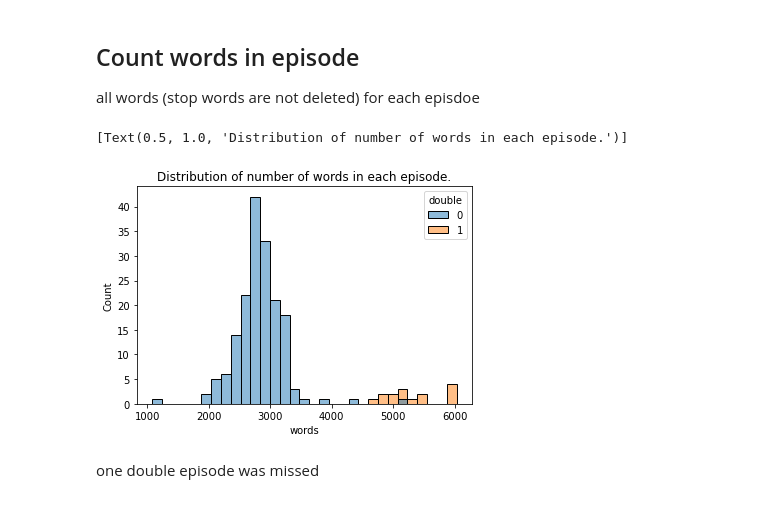
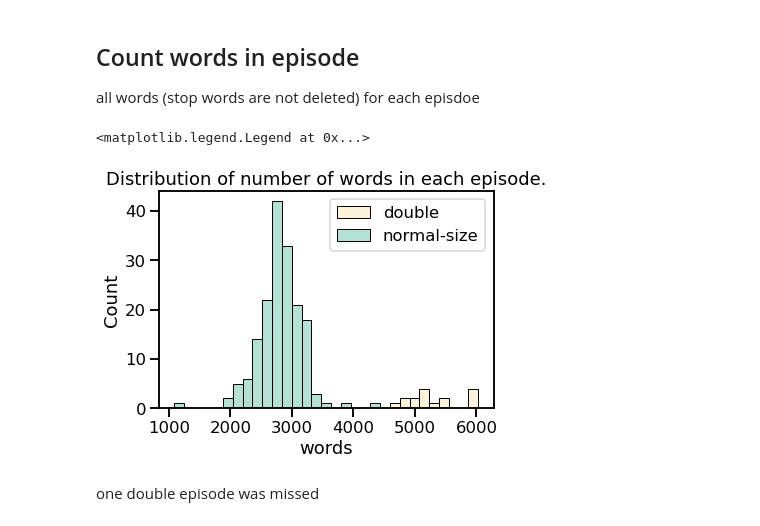
Before and after one commit to andronikova/the_office_data_analysis, a Jupyter notebook: FV.ipynb, the cells around one changed output. Saved outputs shown, nothing was run; the diff lists cells and outputs as text; code cells hidden in the pictures.

Commit message:
figure styling

```diff
--- a/FV.ipynb
+++ b/FV.ipynb
@@ -33,6 +33,8 @@ import math
 plt.tight_layout()
 # %% [output]
 <Figure size 432x288 with 0 Axes>
+# %%
+sns.set_context('talk',font_scale=1)  # paper, notebook, talk, poster
 # %%
 # pd.set_option('display.max_rows', None)
 # %% [markdown]
@@ -660,10 +662,11 @@ for season in range(1,10):
 
         df.loc[(df.season==season) & (df.episode==episode),'words'] = len(text)
 # %%
-sns.histplot(data=df, x='words', hue='double').set(title='Distribution of number of words in each episode.')
+sns.histplot(data=df, x='words', hue='double',palette=['#68c4af','#f7e7b4']).set(title='Distribution of number of words in each episode.')
+plt.legend(['double','normal-size'])
 # %% [output]
-[Text(0.5, 1.0, 'Distribution of number of words in each episode.')]
+<matplotlib.legend.Legend at 0x...>
-[figure, old version]
+[figure, new version]
 # %% [markdown]
 one double episode was missed
 # %%
```
Also changed, not shown: parts of 55 cells of this notebook, 1 other file.
